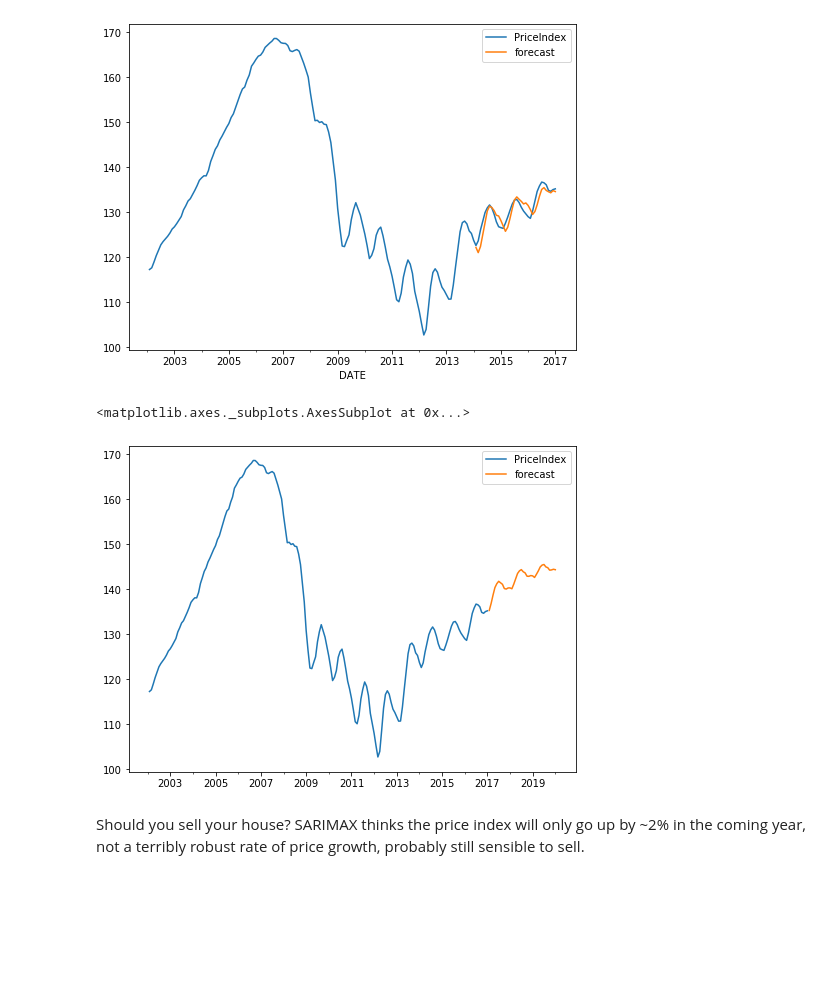
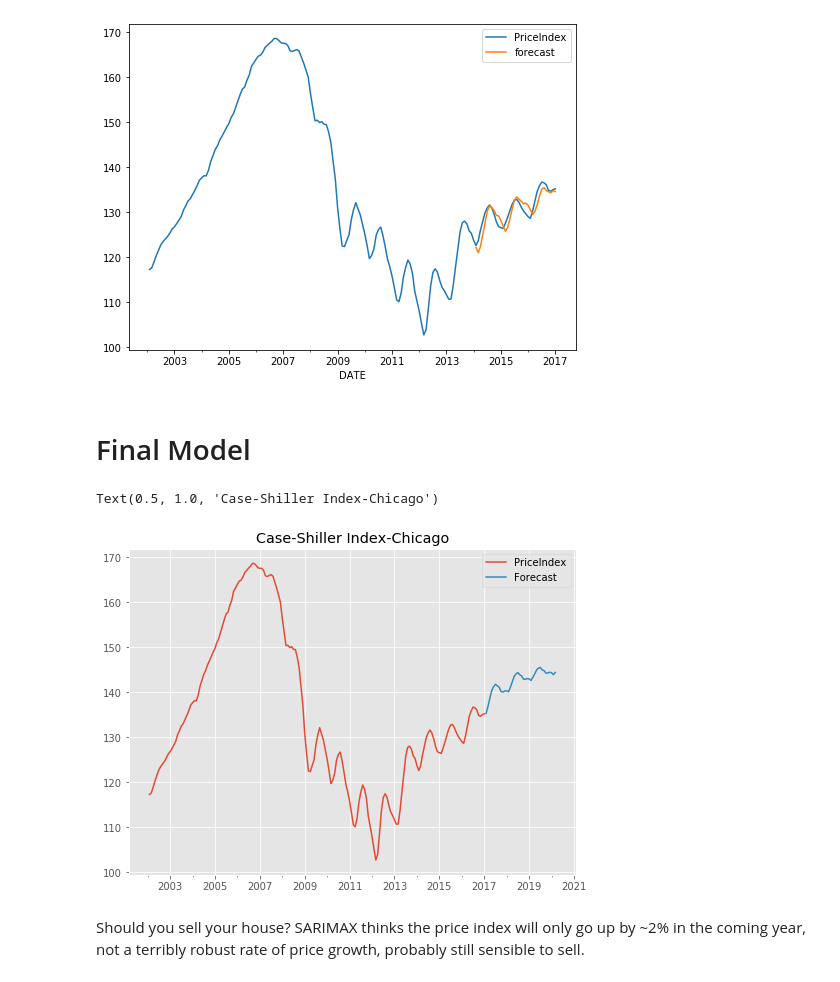
Before and after one commit to Pietrassyk/Project_6_TSA_Housing, a Jupyter notebook: Chicago_data.ipynb, the cells around one changed output. Drawn from its saved outputs; the diff is of its cells as text; code cells hidden in the pictures; blank space fills up the shorter version.

Commit message:
notebook update and image folder

```diff
--- a/Chicago_data.ipynb
+++ b/Chicago_data.ipynb
@@ -289,22 +289,26 @@ print('Mean Squared Error: ',MSE)
 # %% [output]
 Mean Squared Error:  3.019677315419406
 [figure]
+# %% [markdown]
+# Final Model
 # %%
 model_df = chicago.copy().dropna()
 mod = sm.tsa.statespace.SARIMAX(model_df['PriceIndex'],
                                 order=(2,1,2),seasonal_order=(2,1,1,6),dates=model_df.index,
                                enforce_stationarity=False, enforce_invertibility=False)
 res_sarimax_forecast = mod.fit()
 start = datetime.datetime.strptime("2017-01-01", "%Y-%m-%d")
-date_list = [start + relativedelta(months=x+1) for x in range(0,36)]
+date_list = [start + relativedelta(months=x+1) for x in range(0,38)]
 future = pd.DataFrame(index=date_list, columns= model_df.columns)
 model_df = pd.concat([model_df, future])
-model_df['forecast'] = res_sarimax_forecast.predict(start = end, end= end+36, dynamic=True,
+model_df['Forecast'] = res_sarimax_forecast.predict(start = end, end= end+38, dynamic=True,
                                    typ='levels')
-model_df[['PriceIndex', 'forecast']].plot(figsize=(8,6))
+plt.style.use('ggplot')
+model_df[['PriceIndex', 'Forecast']].plot(figsize=(8,6))
+plt.title('Case-Shiller Index-Chicago')
 # %% [output]
-<matplotlib.axes._subplots.AxesSubplot at 0x...>
+Text(0.5, 1.0, 'Case-Shiller Index-Chicago')
-[figure, old version]
+[figure, new version]
 # %% [markdown]
 Should you sell your house? SARIMAX thinks the price index will only go up by ~2% in the coming year, not a terribly robust rate of price growth, probably still sensible to sell.
 # %%
```
Also changed, not shown: parts of 3 cells of this notebook, 2 other files.
